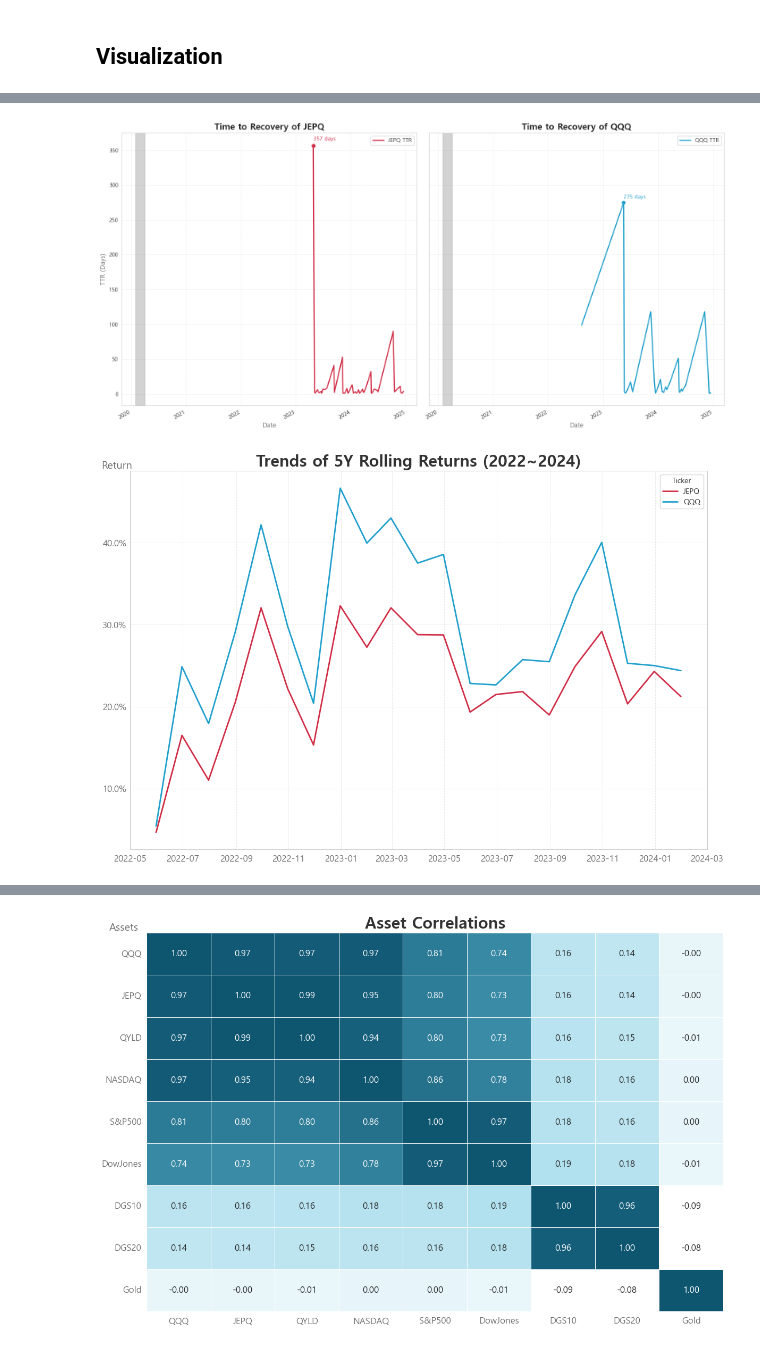
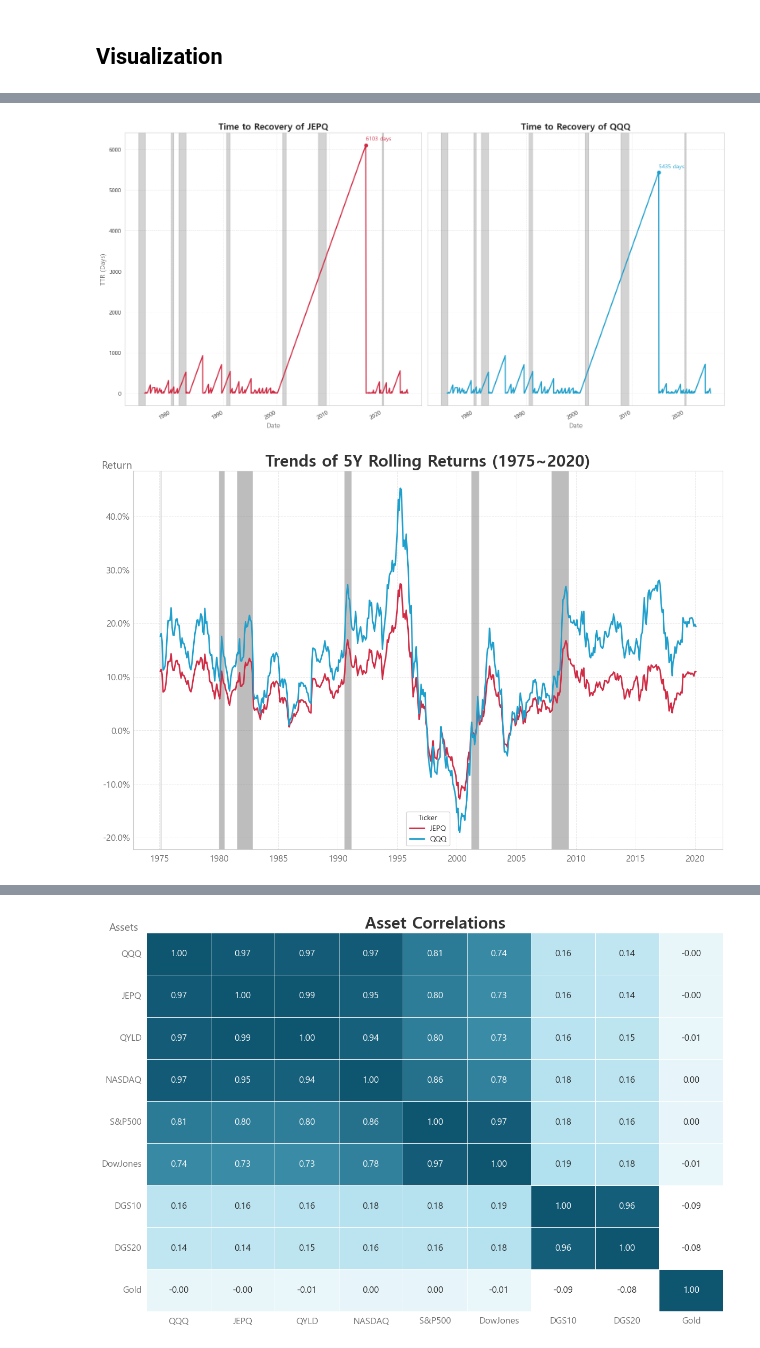
Before and after one commit to sdjhs0327/ws_fn, a Jupyter notebook: contents/00_01_Anal_One_JEPQ.ipynb, the cells around one changed output, grey strips where cells are left out. Cells and saved outputs as stored; diff of their text form; code cells hidden in the pictures.

```diff
--- a/contents/00_01_Anal_One_JEPQ.ipynb
+++ b/contents/00_01_Anal_One_JEPQ.ipynb
@@ -99,8 +99,8 @@ df_imp = myfuncs.imputation(df_imp, 'NASDAQ', 'QQQ')
 df_imp = myfuncs.imputation(df_imp, 'QQQ', 'QYLD')
 df_imp = myfuncs.imputation(df_imp, 'QYLD', 'JEPQ')
 df_imp = myfuncs.imputation(df_imp, 'DGS20', 'TLT')
-
+df_imp = df_imp*100
 ## 비보간 시계열 데이터
 df_cut = df_ori.dropna()
-df_cut = df_cut/df_cut.iloc[0]
+df_cut = (df_cut/df_cut.iloc[0])*100
 # %% [output]
@@ -155,13 +151,13 @@ gm.drawdown_plot(df_cut, assets, colors=[mycolors['color_norm'], mycolors['color
 # %%
-ttr_df = myfuncs.get_ttr_df(df_cut, assets)
-gm.ttr_plot(ttr_df, assets, highlight_periods=highlight_periods_sp, colors=[mycolors['color_norm'], mycolors['color_cont'], mycolors['color_sub']])
+ttr_df = myfuncs.get_ttr_df(df_imp, assets)
+gm.ttr_plot(ttr_df, assets, highlight_periods=highlight_periods, colors=[mycolors['color_norm'], mycolors['color_cont'], mycolors['color_sub']])
 # %% [output]
-[figure, old version]
+[figure, new version]
 # %%
-rr_df = myfuncs.get_rr_df(df_cut, assets, years=1)
-gm.rr_trend_plot(rr_df, assets, highlight_periods=highlight_periods_sp, colors=[mycolors['color_norm'], mycolors['color_cont'], mycolors['color_sub']])
+rr_df = myfuncs.get_rr_df(df_imp, assets, years=5)
+gm.rr_trend_plot(rr_df, assets, highlight_periods=highlight_periods, colors=[mycolors['color_norm'], mycolors['color_cont'], mycolors['color_sub']])
 # %% [output]
-[figure, old version]
+[figure, new version]
 # %%
 gm.rr_box_plot(rr_df, assets, colors=[mycolors['color_norm'], mycolors['color_cont'], mycolors['color_sub']])
 # %% [output]
```
Also changed, not shown: parts of 9 cells of this notebook, 1 other file.
